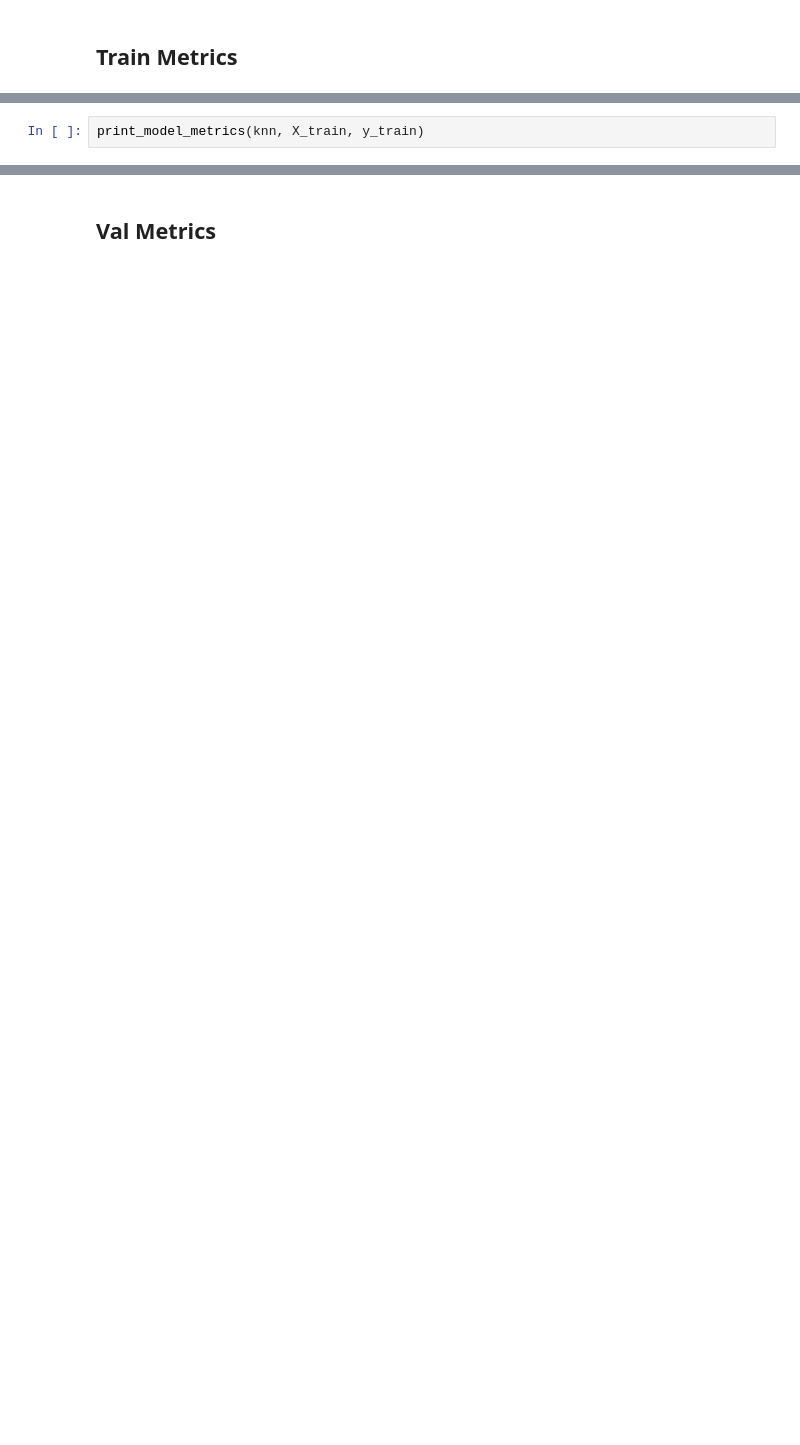
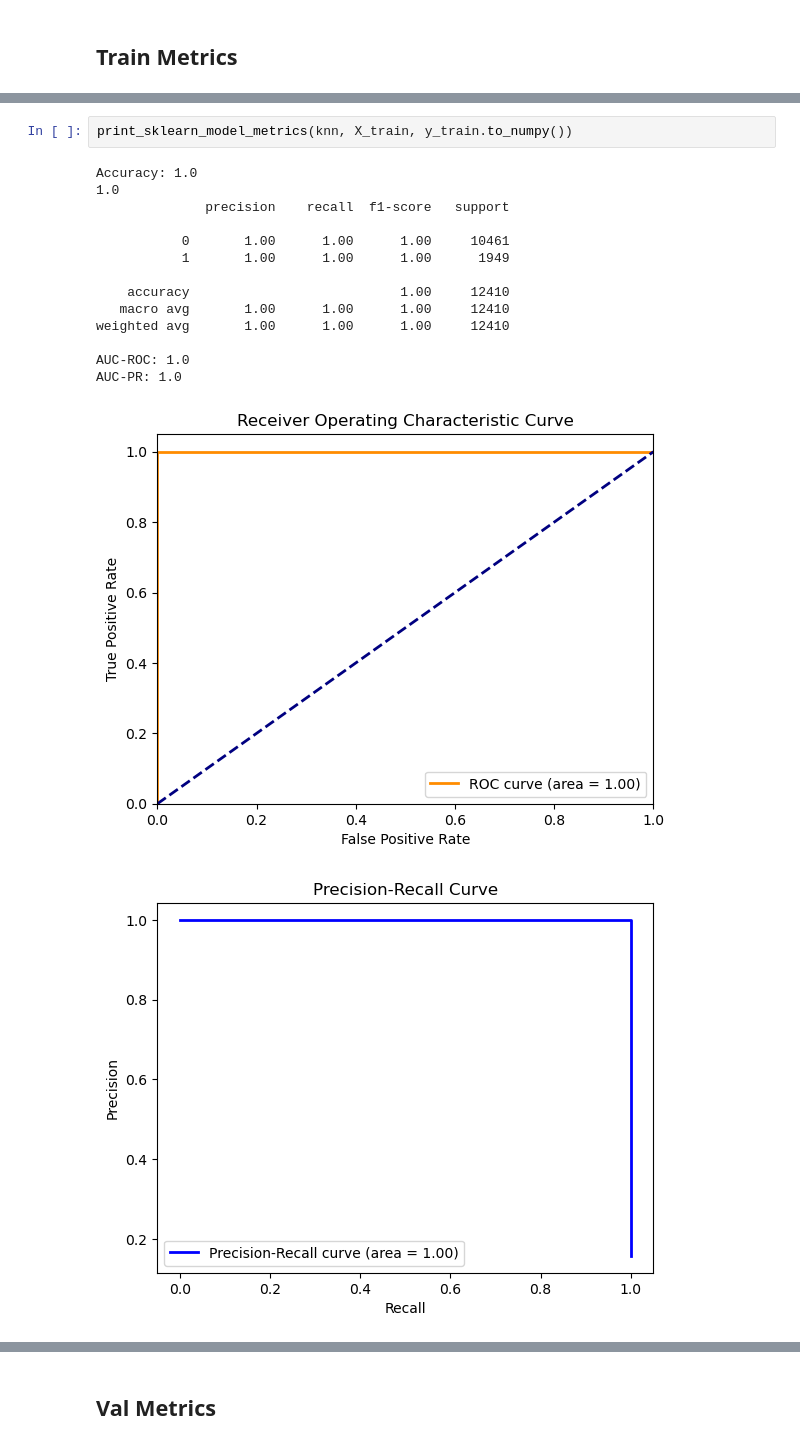
Before and after one commit to jose-2001/AIForIMUParkinsonData, a Jupyter notebook: notebooks/models/s4-tremor-features-models.ipynb, the cells around one changed output, grey strips where cells are left out. Drawn from its saved outputs; the diff is of its cells as text; blank space fills up the shorter version.

```diff
--- a/notebooks/models/s4-tremor-features-models.ipynb
+++ b/notebooks/models/s4-tremor-features-models.ipynb
@@ -52,2 +79,18 @@ print_model_metrics(svm, X_train, y_train)
 # %%
-print_model_metrics(knn, X_train, y_train)
+print_sklearn_model_metrics(knn, X_train, y_train.to_numpy())
+# %% [output]
+Accuracy: 1.0
+1.0
+              precision    recall  f1-score   support
+
+           0       1.00      1.00      1.00     10461
+           1       1.00      1.00      1.00      1949
+
+    accuracy                           1.00     12410
+   macro avg       1.00      1.00      1.00     12410
+weighted avg       1.00      1.00      1.00     12410
+
+AUC-ROC: 1.0
+AUC-PR: 1.0
+[figure, added]
+[figure, added]
```
Also changed, not shown: parts of 9 cells of this notebook.
